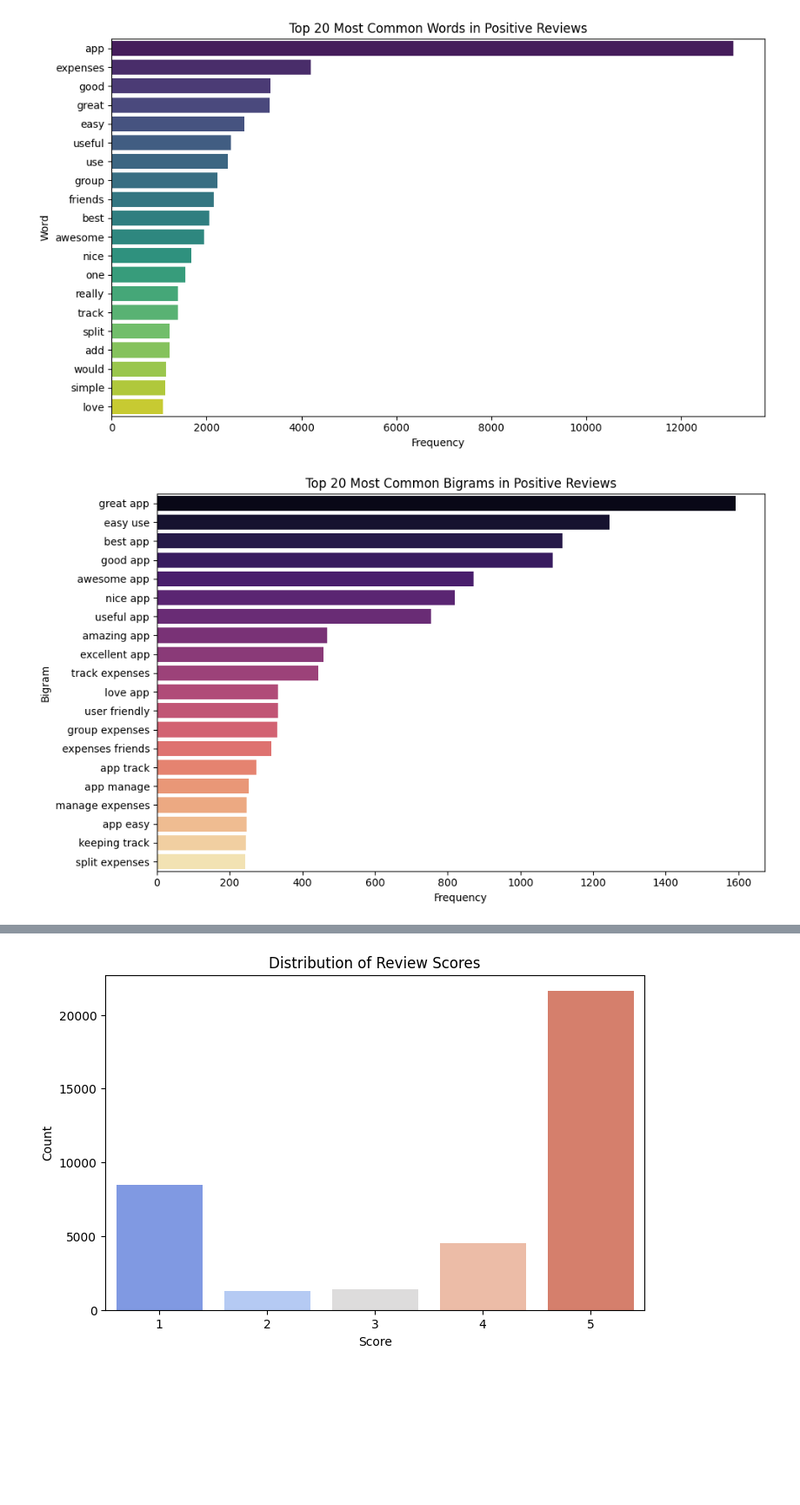
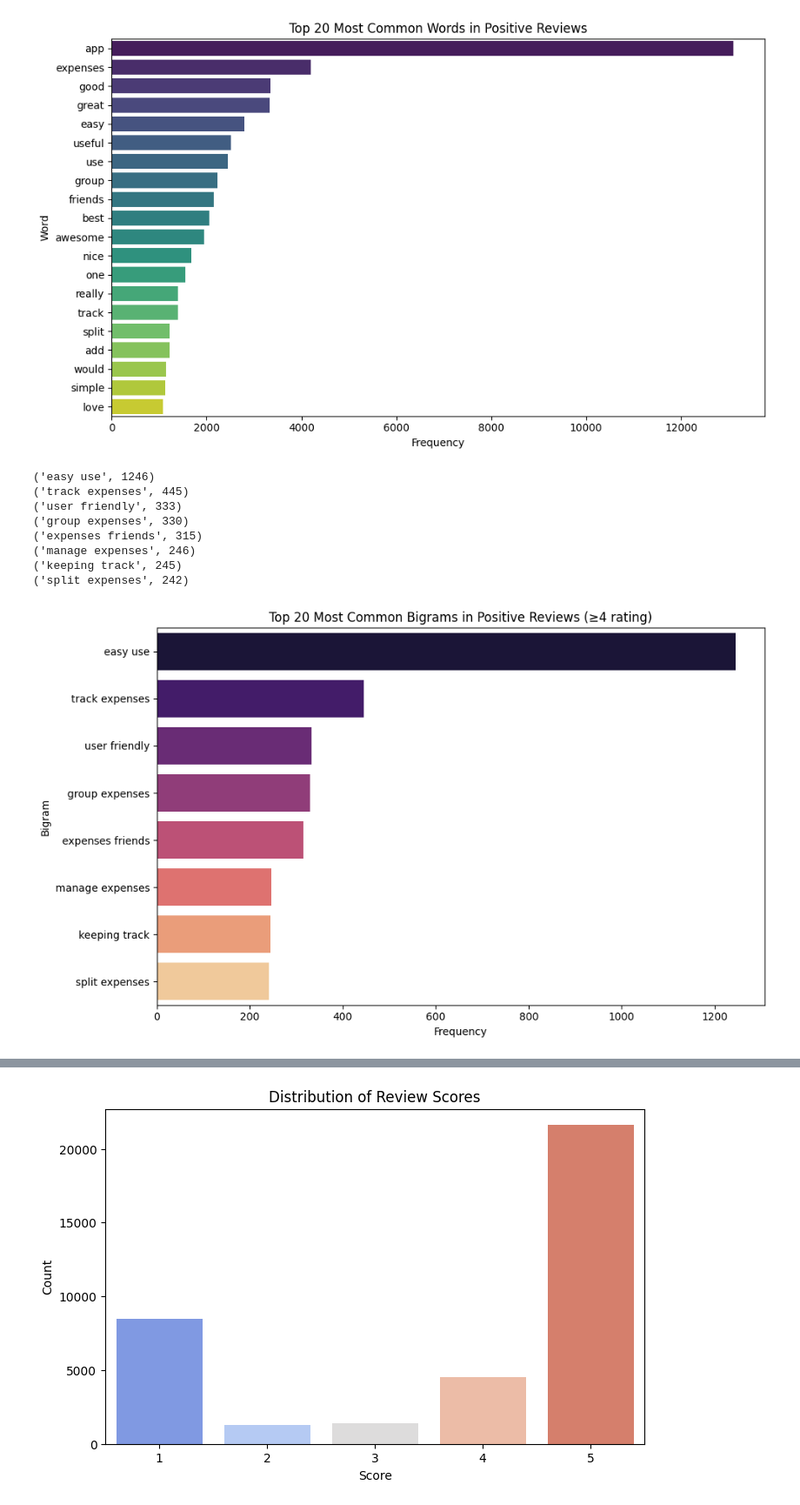
Before and after one commit to Dhirennn/SplitWiseAnalytics, a Jupyter notebook: SplitWise_Analytics.ipynb, the cells around one changed output, grey strips where cells are left out. Shown at 87% size. Saved outputs shown, nothing was run; the diff lists cells and outputs as text; code cells hidden in the pictures; blank space fills up the shorter version.

```diff
--- a/SplitWise_Analytics.ipynb
+++ b/SplitWise_Analytics.ipynb
@@ -68,22 +68,46 @@ plt.show()
 # %%
 ### 2. Bar Chart of Most Common N-grams (e.g., Bigrams) ###
 vectorizer = CountVectorizer(ngram_range=(2,2), stop_words='english')
 ngram_matrix = vectorizer.fit_transform(positive_reviews)
 ngram_freq = ngram_matrix.sum(axis=0)
 ngram_freq = [(word, ngram_freq[0, idx]) for word, idx in vectorizer.vocabulary_.items()]
 ngram_freq = sorted(ngram_freq, key=lambda x: x[1], reverse=True)
 top_ngrams = ngram_freq[:20]
 
-ngram_words, ngram_counts = zip(*top_ngrams)
+# Define a list of words or patterns you consider irrelevant
+irrelevant_terms = {"app"}  # You can add more terms if needed
+
+# Filter out bigrams that contain any irrelevant terms
+filtered_ngrams = [(ngram, count) for (ngram, count) in top_ngrams
+                   if not any(term in ngram for term in irrelevant_terms)]
+
+# Plot the filtered bigrams instead of the original top_ngrams
+ngram_words, ngram_counts = zip(*filtered_ngrams)
+
+# Print the filtered bigram words and counts as tuples
+filtered_bigram_tuples = list(zip(ngram_words, ngram_counts))
+for bigram, count in filtered_bigram_tuples:
+    print((bigram, count))
+
+
+# ngram_words, ngram_counts = zip(*top_ngrams)
 plt.figure(figsize=(10,6))
 sns.barplot(x=list(ngram_counts), y=list(ngram_words), palette='magma')
-plt.title("Top 20 Most Common Bigrams in Positive Reviews")
+plt.title("Top 20 Most Common Bigrams in Positive Reviews (≥4 rating)")
 plt.xlabel("Frequency")
 plt.ylabel("Bigram")
 plt.tight_layout()
 plt.show()
 # %% [output]
+('easy use', 1246)
+('track expenses', 445)
+('user friendly', 333)
+('group expenses', 330)
+('expenses friends', 315)
+('manage expenses', 246)
+('keeping track', 245)
+('split expenses', 242)
-[figure, old version]
+[figure, new version]
 # %%
 ### 3. Word Cloud of Most Frequent Words ###
 wordcloud = WordCloud(width=800, height=400, background_color='white', stopwords=stopwords.words('english'))
```
Also changed, not shown: parts of 3 cells of this notebook.
